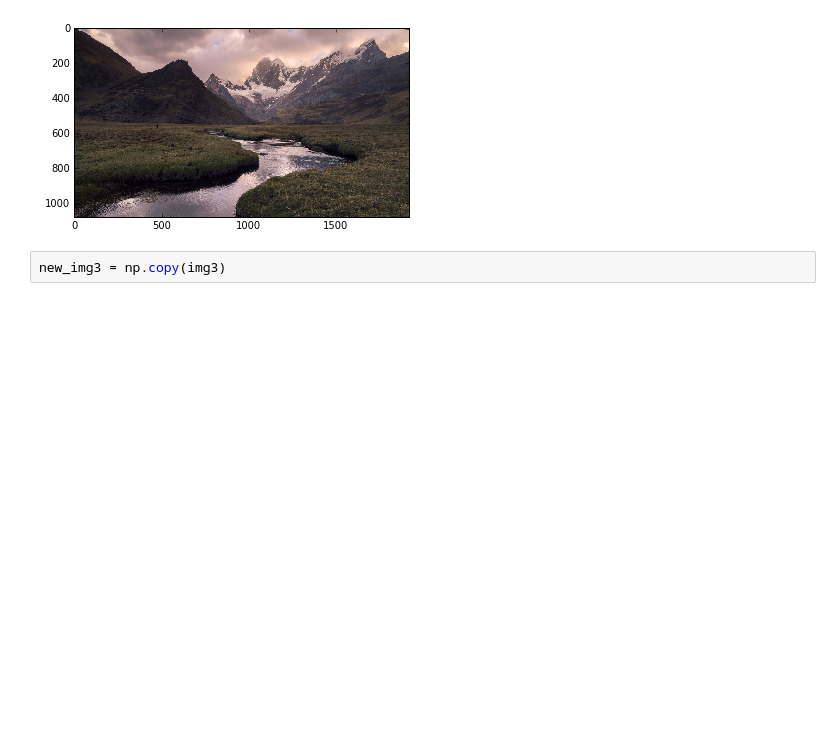
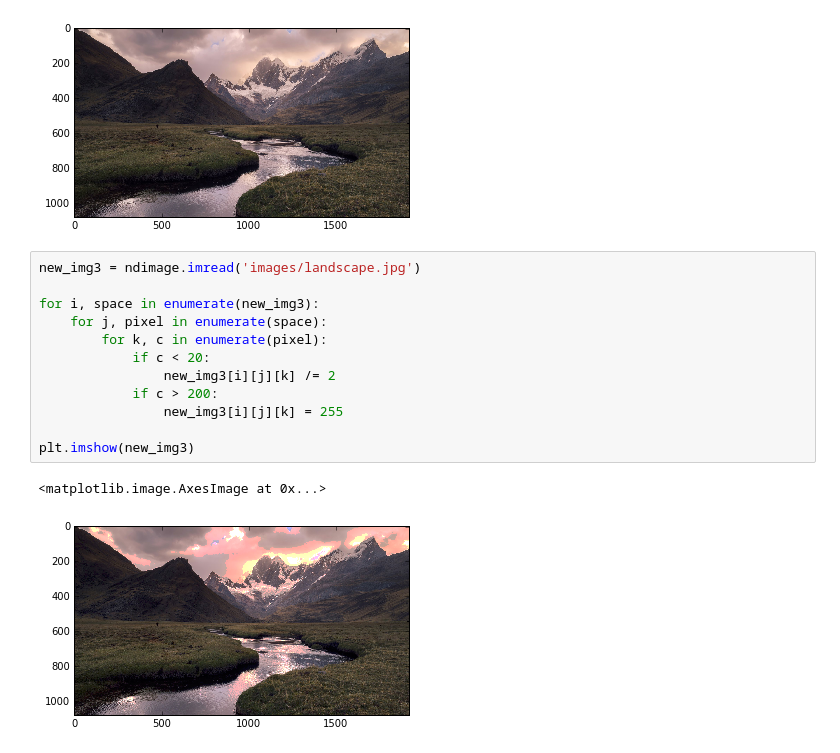
Before and after one commit to agentzh2m/mathclub-imgproc, a Jupyter notebook: image_processing.ipynb, the cells around one changed output. Saved outputs shown, nothing was run; the diff lists cells and outputs as text; blank space fills up the shorter version.

```diff
--- a/image_processing.ipynb
+++ b/image_processing.ipynb
@@ -64,5 +71,18 @@ plt.imshow(img3)
 # %% [output]
 <matplotlib.image.AxesImage at 0x...>
 [figure]
-# %%
-new_img3 = np.copy(img3)
+# %%
+new_img3 = ndimage.imread('images/landscape.jpg')
+
+for i, space in enumerate(new_img3):
+    for j, pixel in enumerate(space):
+        for k, c in enumerate(pixel):
+            if c < 20:
+                new_img3[i][j][k] /= 2
+            if c > 200:
+                new_img3[i][j][k] = 255
+
+plt.imshow(new_img3)
+# %% [output]
+<matplotlib.image.AxesImage at 0x...>
+[figure, added]
```
Also changed, not shown: parts of 7 cells of this notebook, 5 other files.
